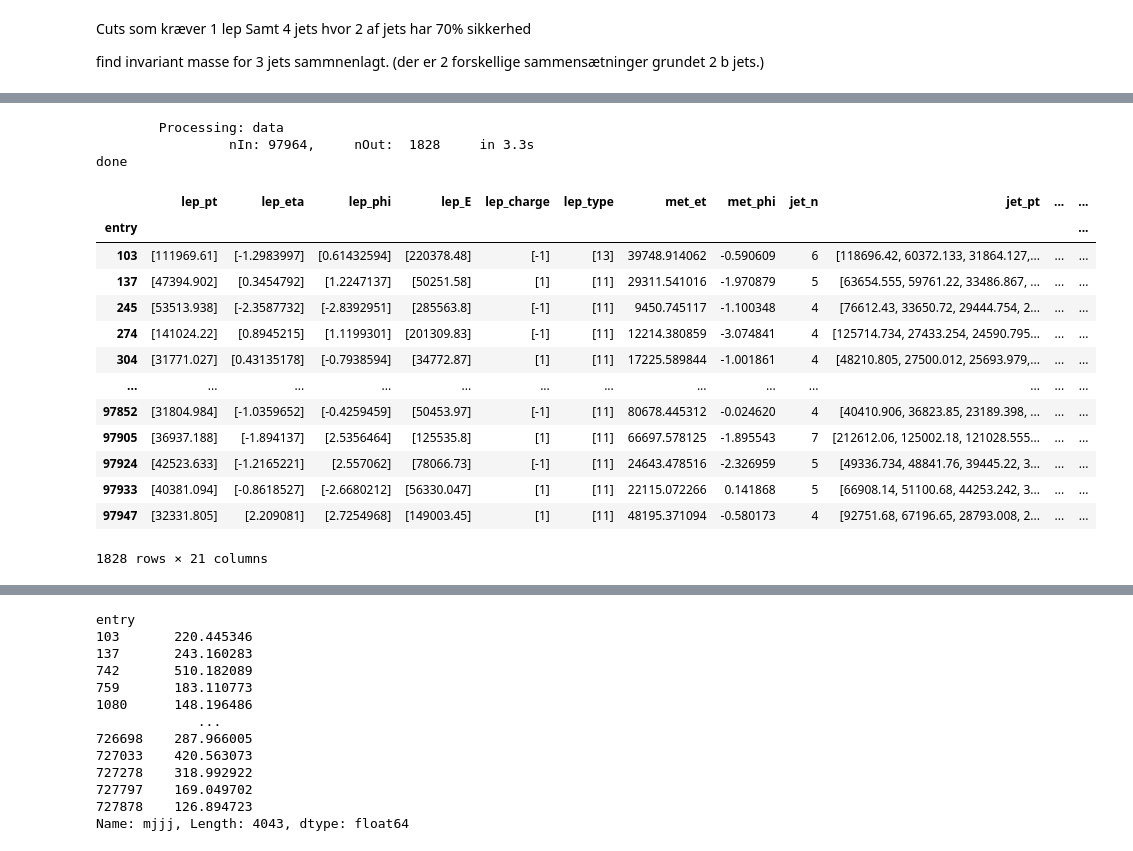
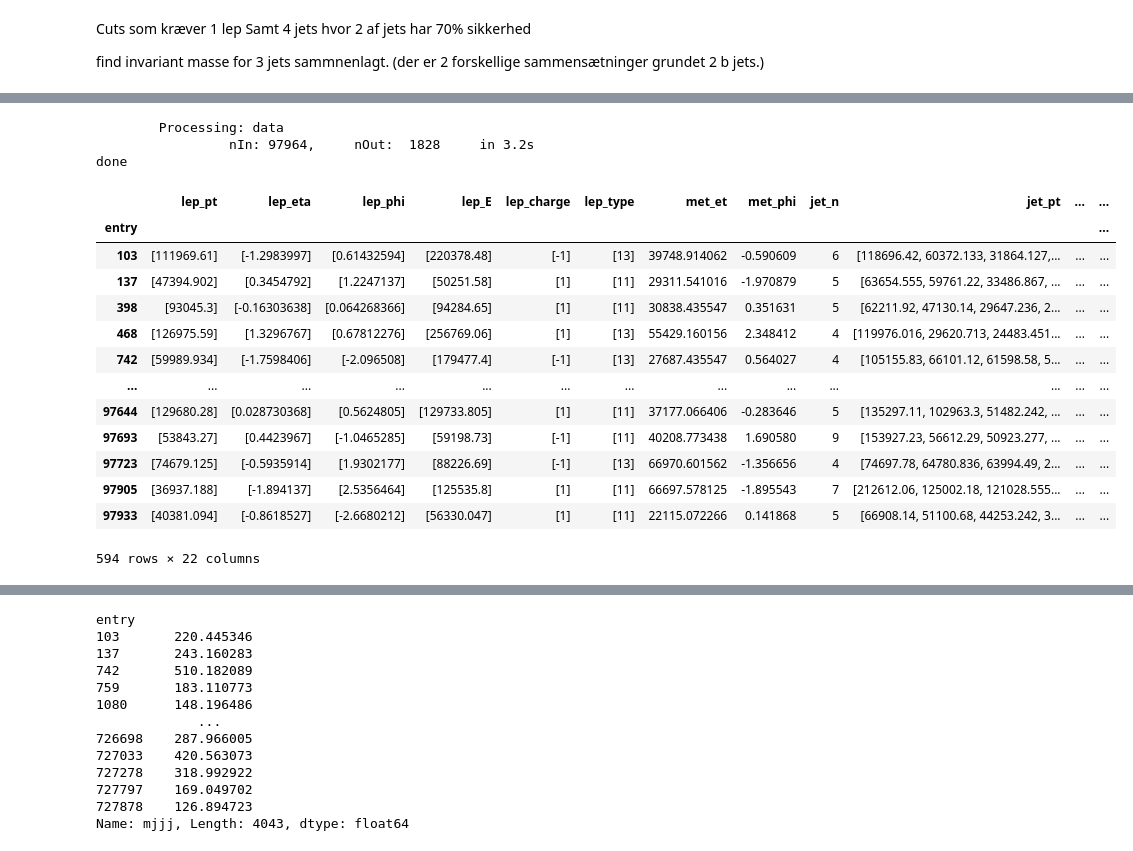
Before and after one commit to Bjartensen/ku_firstyear2021_grp24_topquark, a Jupyter notebook: tquark_analysis.ipynb, the cells around one changed output, grey strips where cells are left out. Saved outputs shown, nothing was run; the diff lists cells and outputs as text; code cells hidden in the pictures.

```diff
--- a/tquark_analysis.ipynb
+++ b/tquark_analysis.ipynb
@@ -211,7 +215,36 @@ def calc_mjjj(jet_pt,jet_eta,jet_phi,jet_E):
     sumpy = py_0 + py_1 + py_2 # y-component of 4-lepton momentum
     sumpz = pz_0 + pz_1 + pz_2 # z-component of 4-lepton momentum
     sumE = jet_E[0] + jet_E[1] + jet_E[2] # energy of 4-lepton system
-    return math.sqrt(sumE**2 - sumpx**2 - sumpy**2 - sumpz**2)/1000 #/1000 to go from MeV to GeV
+#    return math.sqrt(sumE**2 - sumpx**2 - sumpy**2 - sumpz**2)/1000 #/1000 to go from MeV to GeV
+    jjj_pt = (px_0+px_1+px_2)**2+(py_0+py_1+py_2)**2
+    jjj_m = math.sqrt(sumE**2 - sumpx**2 - sumpy**2 - sumpz**2)/1000 #/1000 to go from MeV to GeV
+    return jjj_pt, jjj_m
+# %%
+#tjekker om der kun er én b-tagget i en kombination
+def en_btag_tjek(data):
+    filtered = list(filter(lambda d: d[0] > 0.8244, data))
+    return len(filtered) == 1
+
+#regner den invariante masse af de udvalgte
+
+def mjjj_bedste(jet_MV2c10, jet_pt, jet_eta, jet_phi, jet_E):
+    try:
+        samlet = zip(jet_MV2c10, jet_pt, jet_eta, jet_phi, jet_E)
+        comb = combinations(samlet, 3) #laver alle kombinationer
+        en_btagget_comb = list(filter(en_btag_tjek, comb)) #laver liste med rigtige komb. liste med tre tupler
+        liste_pt_m = []
+        for jets in en_btagget_comb:
+            z = list(zip(*jets))  #laver fem lister med tre værdier i hver liste
+            pt, m = calc_mjjj(z[1],z[2],z[3],z[4])
+            liste_pt_m.append((pt,m))
+        liste_pt, liste_m = list(zip(*liste_pt_m))
+        bedste = np.argmax(liste_pt) #hvilket index i listen har højest værdi
+        mjjj = liste_m[bedste]
+        return mjjj #slår op og får værdien
+    except ValueError:
+        return 0
+
+#    return mjjj #slår op og får værdien
 # %%
 # cut on lepton charge
 # paper: "selecting two pairs of isolated leptons, each of which is comprised of two leptons with the same flavour and opposite charge"
@@ -295,7 +328,9 @@ def read_file(path,sample):
         data['b-tag'] = np.vectorize(b_tag_70)(data.jet_MV2c10)
 
         # Invariant mass
-        data['mjjj'] = np.vectorize(calc_mjjj)(data.jet_pt,data.jet_eta,data.jet_phi,data.jet_E)
+        _, data['mjjj'] = np.vectorize(calc_mjjj)(data.jet_pt,data.jet_eta,data.jet_phi,data.jet_E)
+
+        data['mjjj_bedste'] = np.vectorize(mjjj_bedste)(data.jet_MV2c10,data.jet_pt,data.jet_eta,data.jet_phi,data.jet_E)
 
         nOut = len(data.index) # number of events passing cuts in this batch
         data_all = data_all.append(data) # append dataframe from this batch to the dataframe for the whole sample
@@ -333,25 +368,25 @@ dtest = read_file(d1, 'data')
 print('done')
 # %% [output]
         Processing: data
-                 nIn: 97964,     nOut:  1828     in 3.3s
+                 nIn: 97964,     nOut:  1828     in 3.2s
 done
-# %%
-dtest
-# %% [output]
-|  | lep_pt | lep_eta | lep_phi | lep_E | lep_charge | lep_type | met_et | met_phi | jet_n | jet_pt | ... | ... |
-| entry |  |  |  |  |  |  |  |  |  |  |  | ... |
-| 103 | [111969.61] | [-1.2983997] | [0.61432594] | [220378.48] | [-1] | [13] | 39748.914062 | -0.590609 | 6 | [118696.42, 60372.133, 31864.127,... | ... | ... |
-| 137 | [47394.902] | [0.3454792] | [1.2247137] | [50251.58] | [1] | [11] | 29311.541016 | -1.970879 | 5 | [63654.555, 59761.22, 33486.867, ... | ... | ... |
-| 245 | [53513.938] | [-2.3587732] | [-2.8392951] | [285563.8] | [-1] | [11] | 9450.745117 | -1.100348 | 4 | [76612.43, 33650.72, 29444.754, 2... | ... | ... |
-| 274 | [141024.22] | [0.8945215] | [1.1199301] | [201309.83] | [-1] | [11] | 12214.380859 | -3.074841 | 4 | [125714.734, 27433.254, 24590.795... | ... | ... |
-| 304 | [31771.027] | [0.43135178] | [-0.7938594] | [34772.87] | [1] | [11] | 17225.589844 | -1.001861 | 4 | [48210.805, 27500.012, 25693.979,... | ... | ... |
-| ... | ... | ... | ... | ... | ... | ... | ... | ... | ... | ... | ... | ... |
-| 97852 | [31804.984] | [-1.0359652] | [-0.4259459] | [50453.97] | [-1] | [11] | 80678.445312 | -0.024620 | 4 | [40410.906, 36823.85, 23189.398, ... | ... | ... |
-| 97905 | [36937.188] | [-1.894137] | [2.5356464] | [125535.8] | [1] | [11] | 66697.578125 | -1.895543 | 7 | [212612.06, 125002.18, 121028.555... | ... | ... |
-| 97924 | [42523.633] | [-1.2165221] | [2.557062] | [78066.73] | [-1] | [11] | 24643.478516 | -2.326959 | 5 | [49336.734, 48841.76, 39445.22, 3... | ... | ... |
-| 97933 | [40381.094] | [-0.8618527] | [-2.6680212] | [56330.047] | [1] | [11] | 22115.072266 | 0.141868 | 5 | [66908.14, 51100.68, 44253.242, 3... | ... | ... |
-| 97947 | [32331.805] | [2.209081] | [2.7254968] | [149003.45] | [1] | [11] | 48195.371094 | -0.580173 | 4 | [92751.68, 67196.65, 28793.008, 2... | ... | ... |
-1828 rows × 21 columns
+# %%
+dtest.loc[dtest['mjjj_bedste'] != 0]
+# %% [output]
+|  | lep_pt | lep_eta | lep_phi | lep_E | lep_charge | lep_type | met_et | met_phi | jet_n | jet_pt | ... | ... |
+| entry |  |  |  |  |  |  |  |  |  |  |  | ... |
+| 103 | [111969.61] | [-1.2983997] | [0.61432594] | [220378.48] | [-1] | [13] | 39748.914062 | -0.590609 | 6 | [118696.42, 60372.133, 31864.127,... | ... | ... |
+| 137 | [47394.902] | [0.3454792] | [1.2247137] | [50251.58] | [1] | [11] | 29311.541016 | -1.970879 | 5 | [63654.555, 59761.22, 33486.867, ... | ... | ... |
+| 398 | [93045.3] | [-0.16303638] | [0.064268366] | [94284.65] | [1] | [11] | 30838.435547 | 0.351631 | 5 | [62211.92, 47130.14, 29647.236, 2... | ... | ... |
+| 468 | [126975.59] | [1.3296767] | [0.67812276] | [256769.06] | [1] | [13] | 55429.160156 | 2.348412 | 4 | [119976.016, 29620.713, 24483.451... | ... | ... |
+| 742 | [59989.934] | [-1.7598406] | [-2.096508] | [179477.4] | [-1] | [13] | 27687.435547 | 0.564027 | 4 | [105155.83, 66101.12, 61598.58, 5... | ... | ... |
+| ... | ... | ... | ... | ... | ... | ... | ... | ... | ... | ... | ... | ... |
+| 97644 | [129680.28] | [0.028730368] | [0.5624805] | [129733.805] | [1] | [11] | 37177.066406 | -0.283646 | 5 | [135297.11, 102963.3, 51482.242, ... | ... | ... |
+| 97693 | [53843.27] | [0.4423967] | [-1.0465285] | [59198.73] | [-1] | [11] | 40208.773438 | 1.690580 | 9 | [153927.23, 56612.29, 50923.277, ... | ... | ... |
+| 97723 | [74679.125] | [-0.5935914] | [1.9302177] | [88226.69] | [-1] | [13] | 66970.601562 | -1.356656 | 4 | [74697.78, 64780.836, 63994.49, 2... | ... | ... |
+| 97905 | [36937.188] | [-1.894137] | [2.5356464] | [125535.8] | [1] | [11] | 66697.578125 | -1.895543 | 7 | [212612.06, 125002.18, 121028.555... | ... | ... |
+| 97933 | [40381.094] | [-0.8618527] | [-2.6680212] | [56330.047] | [1] | [11] | 22115.072266 | 0.141868 | 5 | [66908.14, 51100.68, 44253.242, 3... | ... | ... |
+594 rows × 22 columns
 # %%
 data['data']
 # %% [output]
```
Also changed, not shown: parts of 9 cells of this notebook.
